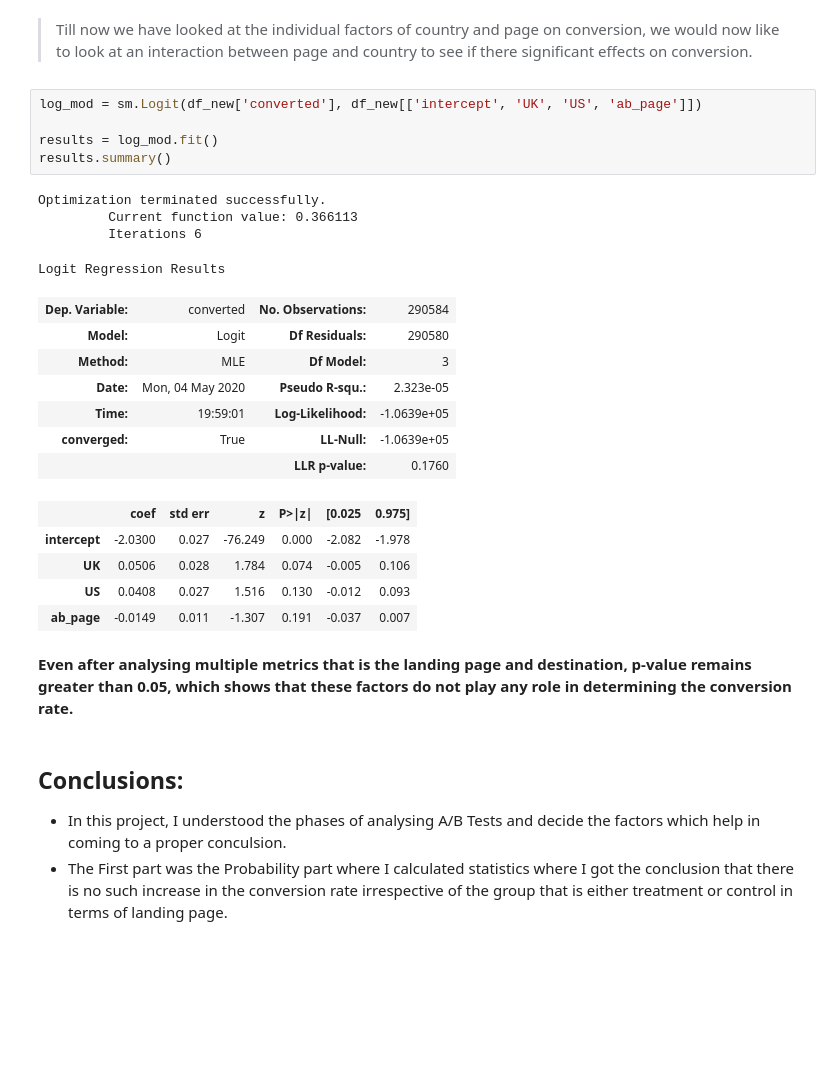
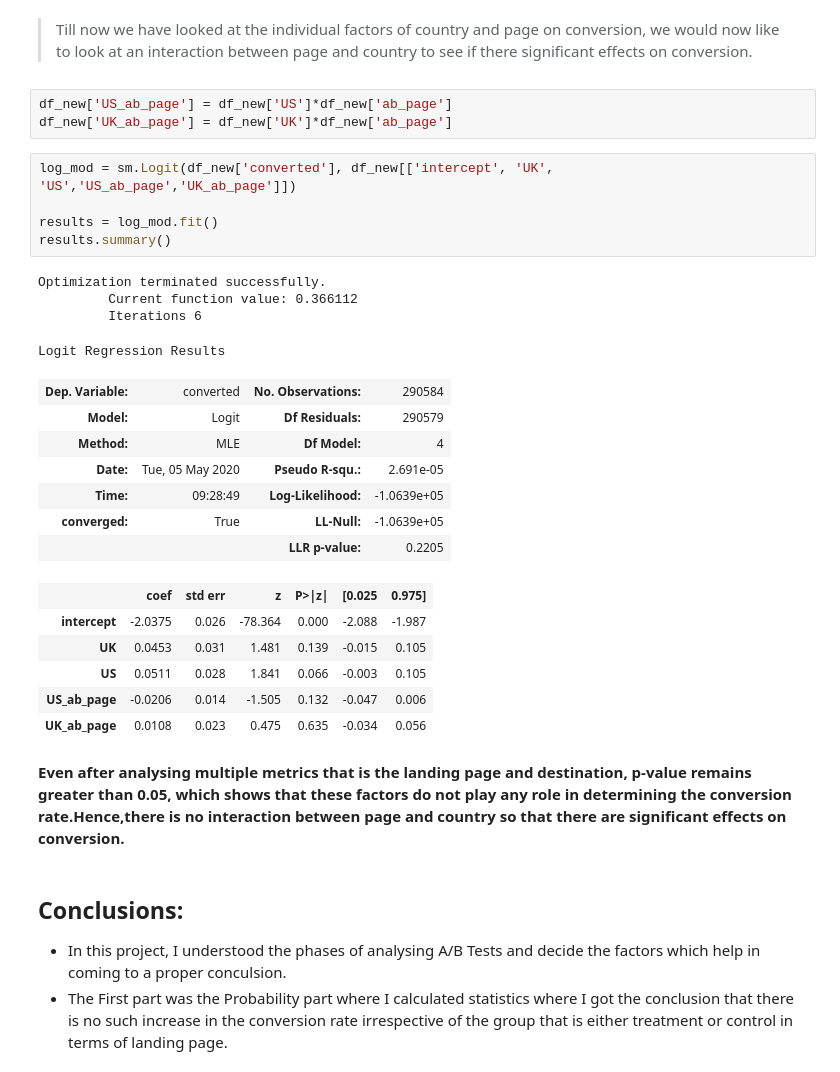
Before and after one commit to somya1212/analyze_AB_tests, a Jupyter notebook: Analyze_ab_test_results.ipynb, the cells around one changed output. Drawn from its saved outputs; the diff is of its cells as text; blank space fills up the shorter version.

```diff
--- a/Analyze_ab_test_results.ipynb
+++ b/Analyze_ab_test_results.ipynb
@@ -479,30 +479,34 @@ Logit Regression Results
 > Till now we have looked at the individual factors of country and page on conversion,
 we would now like to look at an interaction between page and country to see if there significant effects on
 conversion.
+# %%
+df_new['US_ab_page'] = df_new['US']*df_new['ab_page']
+df_new['UK_ab_page'] = df_new['UK']*df_new['ab_page']
 # %%
-log_mod = sm.Logit(df_new['converted'], df_new[['intercept', 'UK', 'US', 'ab_page']])
+log_mod = sm.Logit(df_new['converted'], df_new[['intercept', 'UK', 'US','US_ab_page','UK_ab_page']])
 
 results = log_mod.fit()
 results.summary()
 # %% [output]
 Optimization terminated successfully.
-         Current function value: 0.366113
+         Current function value: 0.366112
          Iterations 6
 Logit Regression Results
 | Dep. Variable: | converted | No. Observations: | 290584 |
-| Model: | Logit | Df Residuals: | 290580 |
-| Method: | MLE | Df Model: | 3 |
-| Date: | Mon, 04 May 2020 | Pseudo R-squ.: | 2.323e-05 |
-| Time: | 19:59:01 | Log-Likelihood: | -1.0639e+05 |
+| Model: | Logit | Df Residuals: | 290579 |
+| Method: | MLE | Df Model: | 4 |
+| Date: | Tue, 05 May 2020 | Pseudo R-squ.: | 2.691e-05 |
+| Time: | 09:28:49 | Log-Likelihood: | -1.0639e+05 |
 | converged: | True | LL-Null: | -1.0639e+05 |
-|  |  | LLR p-value: | 0.1760 |
+|  |  | LLR p-value: | 0.2205 |
 |  | coef | std err | z | P>|z| | [0.025 | 0.975] |
-| intercept | -2.0300 | 0.027 | -76.249 | 0.000 | -2.082 | -1.978 |
-| UK | 0.0506 | 0.028 | 1.784 | 0.074 | -0.005 | 0.106 |
-| US | 0.0408 | 0.027 | 1.516 | 0.130 | -0.012 | 0.093 |
-| ab_page | -0.0149 | 0.011 | -1.307 | 0.191 | -0.037 | 0.007 |
+| intercept | -2.0375 | 0.026 | -78.364 | 0.000 | -2.088 | -1.987 |
+| UK | 0.0453 | 0.031 | 1.481 | 0.139 | -0.015 | 0.105 |
+| US | 0.0511 | 0.028 | 1.841 | 0.066 | -0.003 | 0.105 |
+| US_ab_page | -0.0206 | 0.014 | -1.505 | 0.132 | -0.047 | 0.006 |
+| UK_ab_page | 0.0108 | 0.023 | 0.475 | 0.635 | -0.034 | 0.056 |
 # %% [markdown]
-**Even after analysing multiple metrics that is the landing page and destination, p-value remains greater than 0.05, which shows that these factors do not play any role in determining the conversion rate.**
+**Even after analysing multiple metrics that is the landing page and destination, p-value remains greater than 0.05, which shows that these factors do not play any role in determining the conversion rate.Hence,there is no interaction between page and country so that there are significant effects on conversion.**
 # %% [markdown]
 <a id='conclusions'></a>
 ## Conclusions:
```
Also changed, not shown: parts of 16 cells of this notebook.
